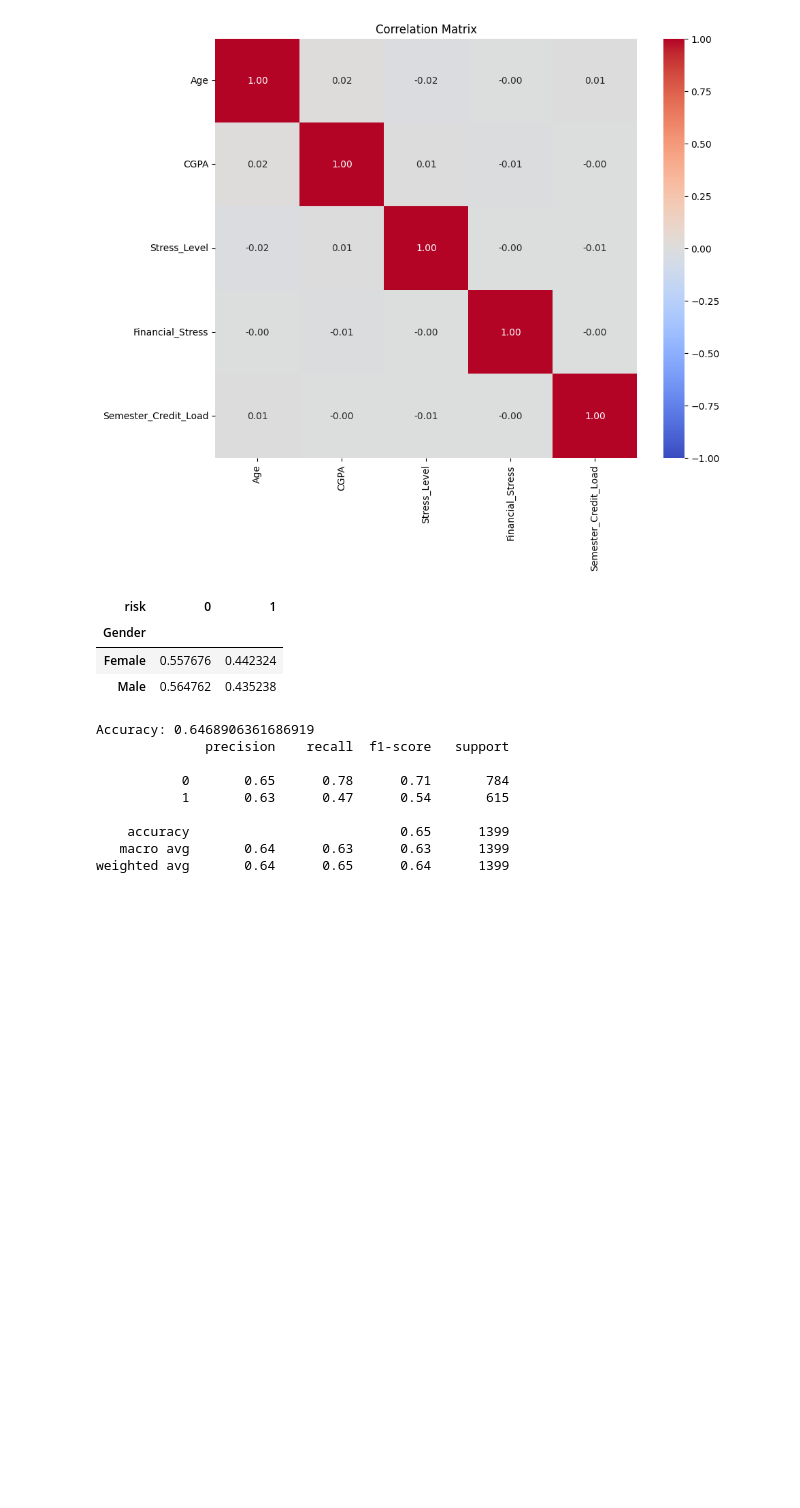
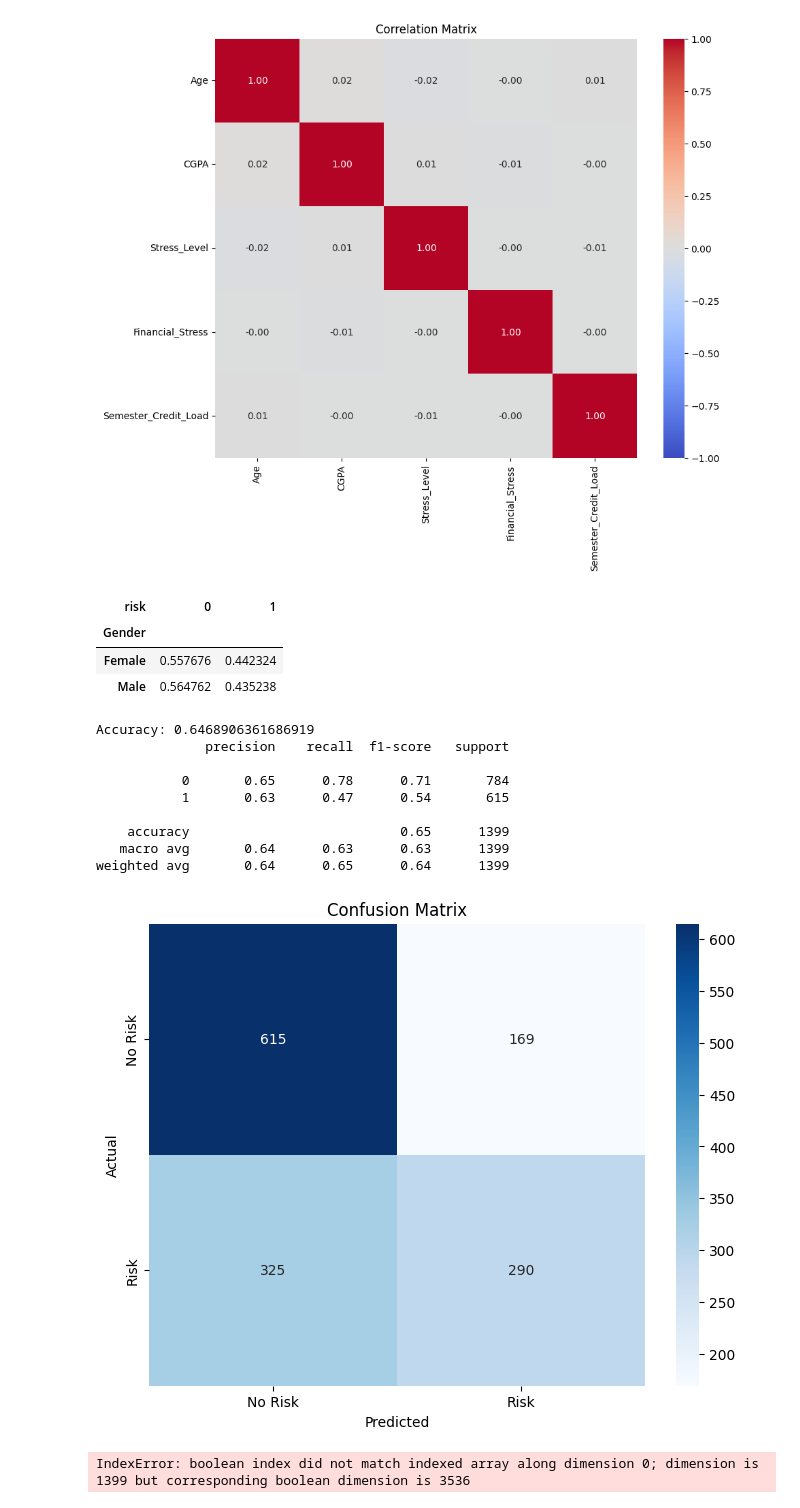
Before and after one commit to dinn16MU/402GroupProject, a Jupyter notebook: DS402_Project.ipynb, the cells around one changed output. Saved outputs shown, nothing was run; the diff lists cells and outputs as text; code cells hidden in the pictures; blank space fills up the shorter version.

```diff
--- a/DS402_Project.ipynb
+++ b/DS402_Project.ipynb
@@ -166,3 +167,68 @@ Accuracy: 0.6468906361686919
     accuracy                           0.65      1399
    macro avg       0.64      0.63      0.63      1399
 weighted avg       0.64      0.65      0.64      1399
+# %%
+
+
+from sklearn.metrics import confusion_matrix
+import seaborn as sns
+import matplotlib.pyplot as plt
+
+# Assuming y_test and y_pred are already defined from your previous code
+
+cm = confusion_matrix(y_test, y_pred)
+
+plt.figure(figsize=(8, 6))
+sns.heatmap(cm, annot=True, fmt='d', cmap='Blues',
+            xticklabels=['No Risk', 'Risk'],
+            yticklabels=['No Risk', 'Risk'])
+plt.xlabel('Predicted')
+plt.ylabel('Actual')
+plt.title('Confusion Matrix')
+plt.show()
+# %% [output]
+[figure, added]
+# %%
+
+
+# Separate data by gender
+male_data = data[data['Gender'] == 'Male']
+female_data = data[data['Gender'] == 'Female']
+
+# Get indices for male and female data in the original test set
+male_indices = male_data.index.isin(X_test.index)
+female_indices = female_data.index.isin(X_test.index)
+
+
+# Separate predictions and actuals for male and female
+y_pred_male = y_pred[male_indices]
+y_test_male = y_test[male_indices]
+
+y_pred_female = y_pred[female_indices]
+y_test_female = y_test[female_indices]
+
+# Confusion matrix for males
+cm_male = confusion_matrix(y_test_male, y_pred_male)
+
+plt.figure(figsize=(8, 6))
+sns.heatmap(cm_male, annot=True, fmt='d', cmap='Blues',
+            xticklabels=['No Risk', 'Risk'],
+            yticklabels=['No Risk', 'Risk'])
+plt.xlabel('Predicted')
+plt.ylabel('Actual')
+plt.title('Confusion Matrix for Male')
+plt.show()
+
+# Confusion matrix for females
+cm_female = confusion_matrix(y_test_female, y_pred_female)
+
+plt.figure(figsize=(8, 6))
+sns.heatmap(cm_female, annot=True, fmt='d', cmap='Blues',
+            xticklabels=['No Risk', 'Risk'],
+            yticklabels=['No Risk', 'Risk'])
+plt.xlabel('Predicted')
+plt.ylabel('Actual')
+plt.title('Confusion Matrix for Female')
+plt.show()
+# %% [output]
+IndexError: boolean index did not match indexed array along dimension 0; dimension is 1399 but corresponding boolean dimension is 3536
```
Also changed, not shown: parts of 3 cells of this notebook.
